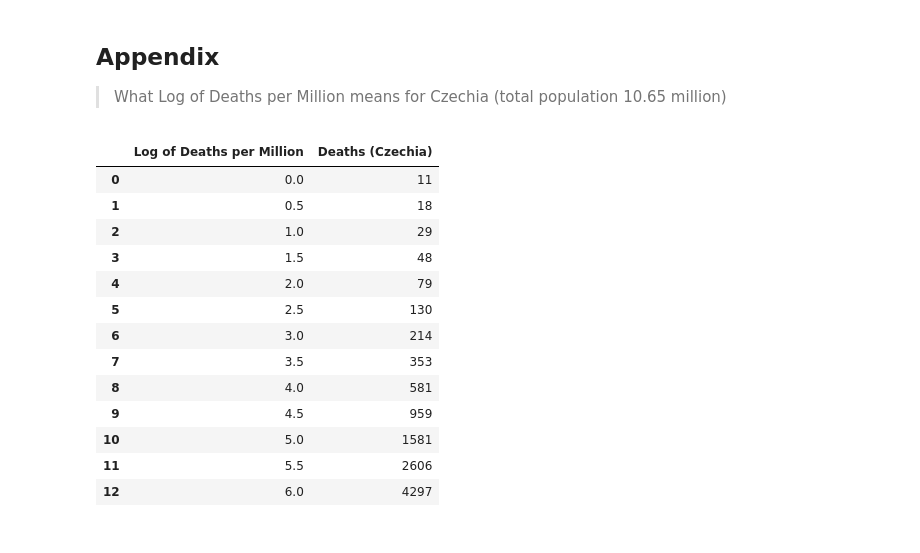
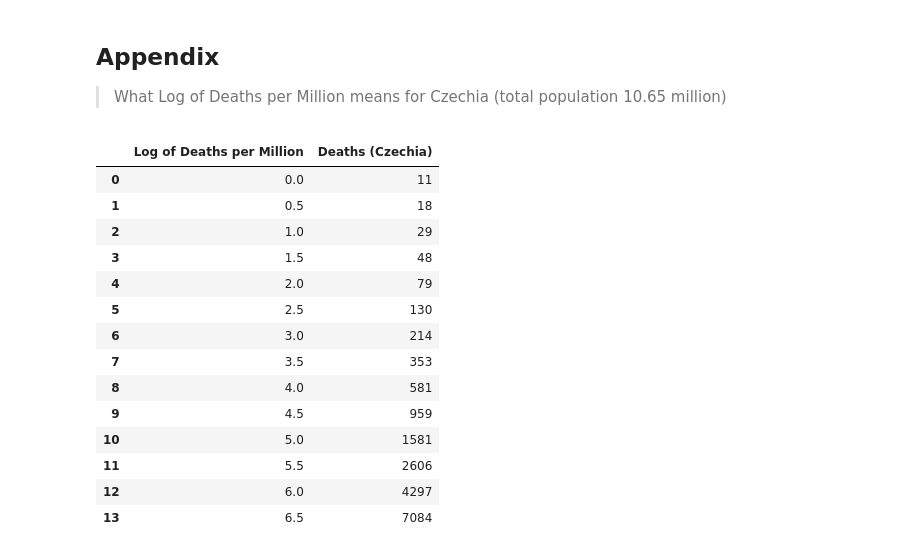
Before and after one commit to simecek/blog, a Jupyter notebook: _notebooks/2020-04-01-deaths-per-million.ipynb, the cells around one changed output. Cells and saved outputs as stored; diff of their text form; code cells hidden in the pictures.

```diff
--- a/_notebooks/2020-04-01-deaths-per-million.ipynb
+++ b/_notebooks/2020-04-01-deaths-per-million.ipynb
@@ -188,22 +188,23 @@ temp.groupby('Country').last()
 > What Log of Deaths per Million means for Czechia (total population 10.65 million)
 # %%
 #hide_input
-log_deaths_per_milion = np.linspace(start=0, stop=6.0, num=13)
+log_deaths_per_milion = np.linspace(start=0, stop=6.5, num=14)
 counts_czechia = np.exp(log_deaths_per_milion) * 10.65
 pd.DataFrame({'Log of Deaths per Million': log_deaths_per_milion,
               'Deaths (Czechia)': np.around(counts_czechia).astype(int)})
 # %% [output]
 |  | Log of Deaths per Million | Deaths (Czechia) |
 | 0 | 0.0 | 11 |
 | 1 | 0.5 | 18 |
 | 2 | 1.0 | 29 |
 | 3 | 1.5 | 48 |
 | 4 | 2.0 | 79 |
 | 5 | 2.5 | 130 |
 | 6 | 3.0 | 214 |
 | 7 | 3.5 | 353 |
 | 8 | 4.0 | 581 |
 | 9 | 4.5 | 959 |
 | 10 | 5.0 | 1581 |
 | 11 | 5.5 | 2606 |
 | 12 | 6.0 | 4297 |
+| 13 | 6.5 | 7084 |
```
